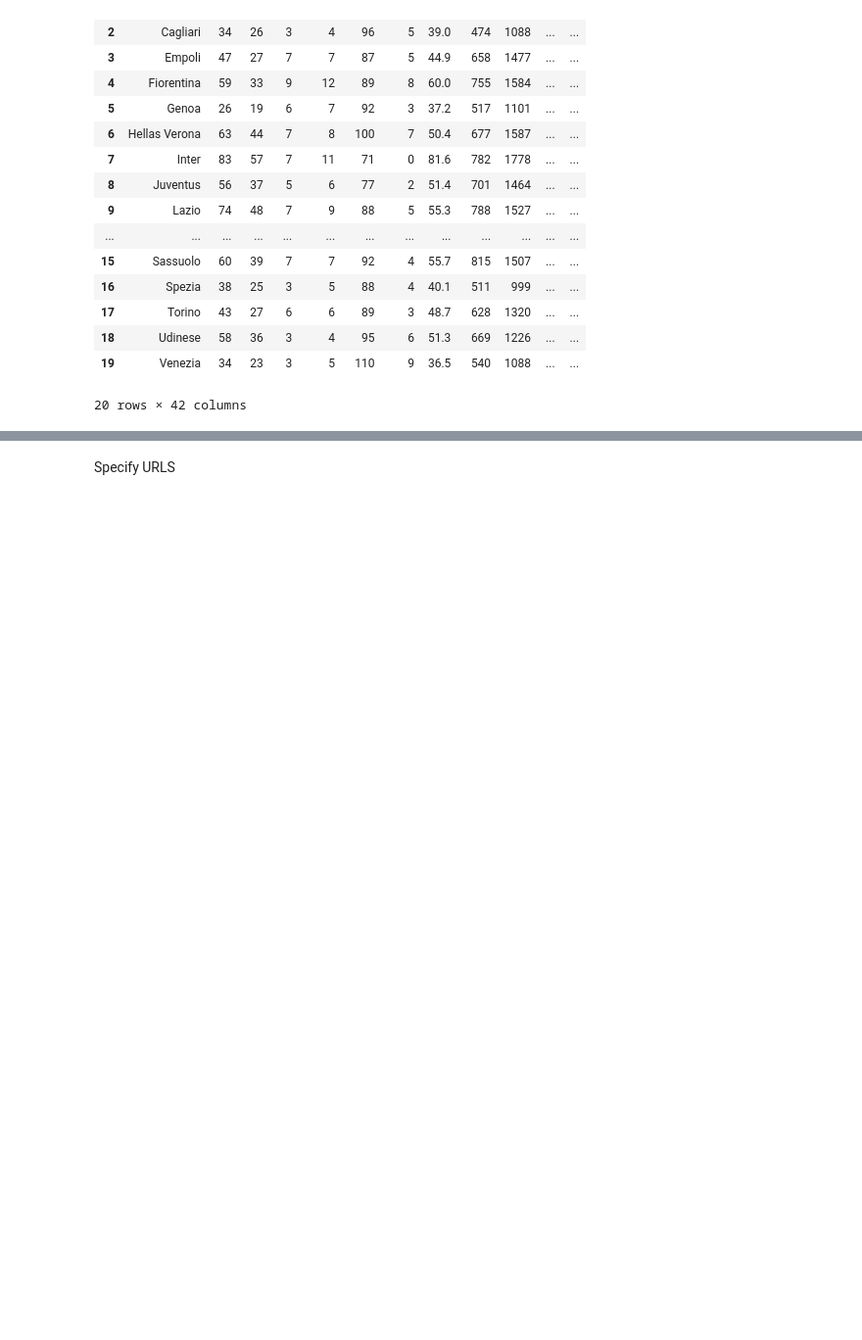
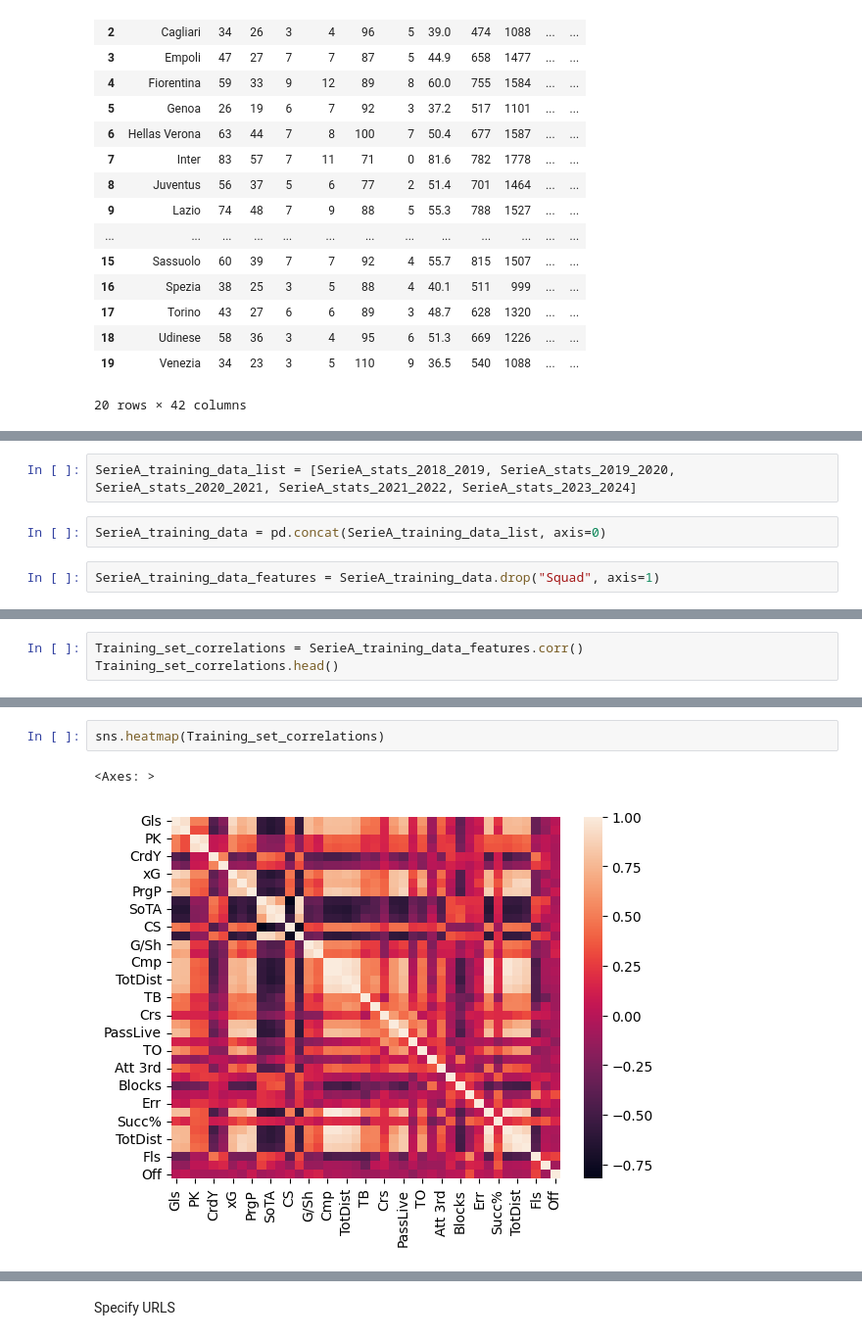
Before and after one commit to tasosnikitakis/Data_Science_Notebooks, a Jupyter notebook: FBREF_data_scrapping.ipynb, the cells around one changed output, grey strips where cells are left out. Shown at 98% size. Cells and saved outputs as stored; diff of their text form; blank space fills up the shorter version.

```diff
--- a/FBREF_data_scrapping.ipynb
+++ b/FBREF_data_scrapping.ipynb
@@ -209,0 +227,6 @@ plt.ylabel('SoT')
+# %%
+SerieA_training_data_list = [SerieA_stats_2018_2019, SerieA_stats_2019_2020, SerieA_stats_2020_2021, SerieA_stats_2021_2022, SerieA_stats_2023_2024]
+# %%
+SerieA_training_data = pd.concat(SerieA_training_data_list, axis=0)
+# %%
+SerieA_training_data_features = SerieA_training_data.drop("Squad", axis=1)
@@ -209,0 +249,3 @@ plt.ylabel('SoT')
+# %%
+Training_set_correlations = SerieA_training_data_features.corr()
+Training_set_correlations.head()
@@ -209,0 +260,5 @@ plt.ylabel('SoT')
+# %%
+sns.heatmap(Training_set_correlations)
+# %% [output]
+<Axes: >
+[figure, added]
```
Also changed, not shown: parts of 31 cells of this notebook.
